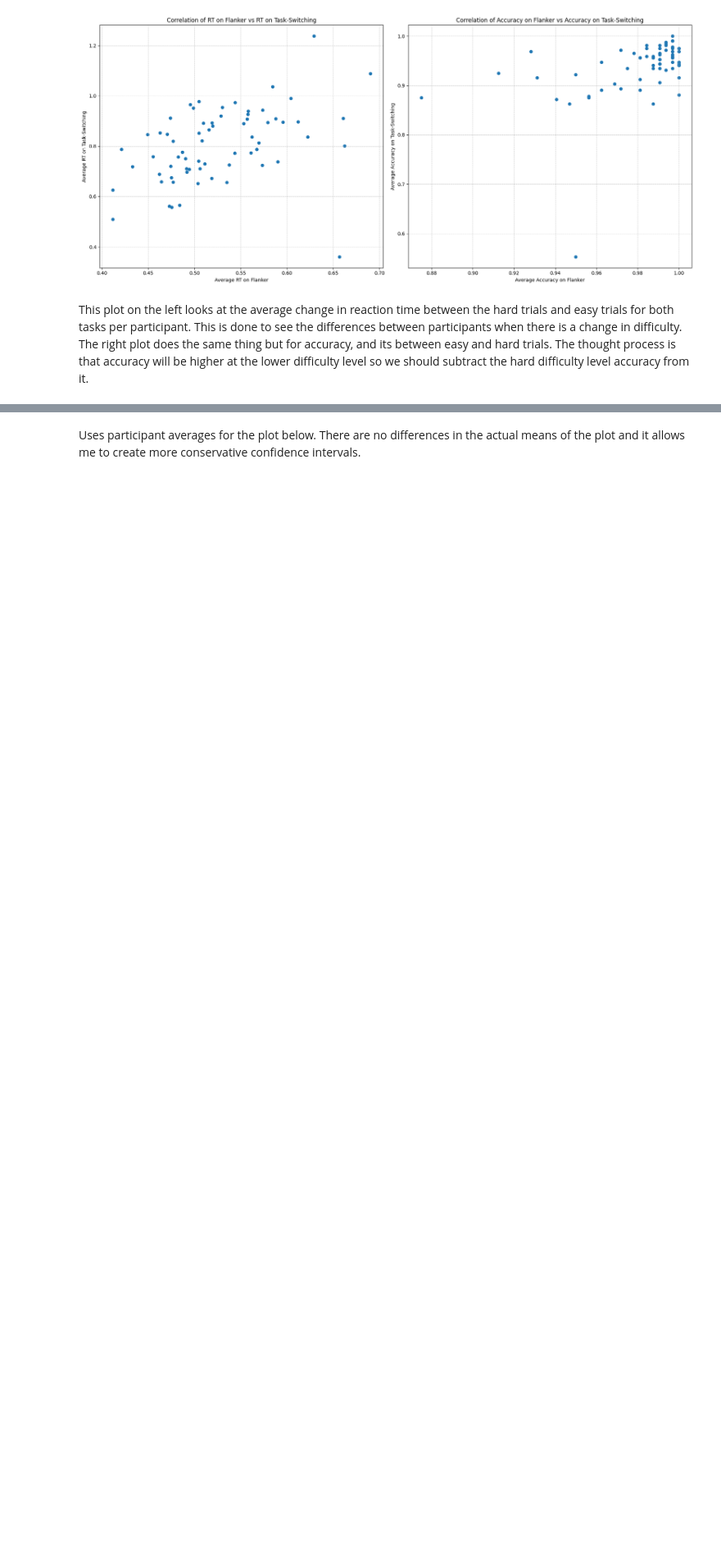
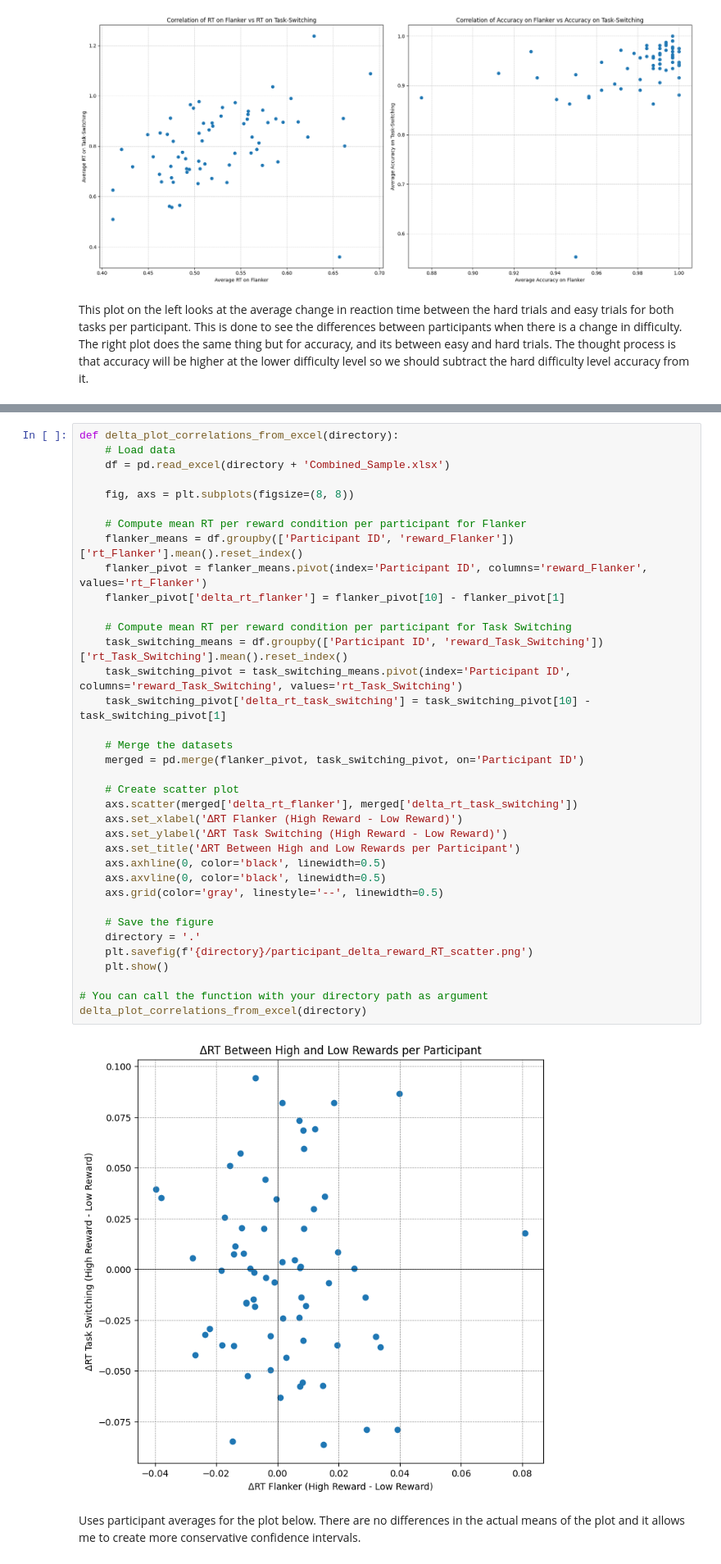
Before and after one commit to julesrules90/FlankervsTaskSwitching_Jupyter, a Jupyter notebook: Flanker_vs_TaskSwitching.ipynb, the cells around one changed output, grey strips where cells are left out. Shown at 82% size. Saved outputs shown, nothing was run; the diff lists cells and outputs as text; blank space fills up the shorter version.

Commit message:
Added Delta change in RT for high reward trials minus low reward trials

```diff
--- a/Flanker_vs_TaskSwitching.ipynb
+++ b/Flanker_vs_TaskSwitching.ipynb
@@ -438,3 +441,41 @@ delta_plot_correlations_from_excel(directory)
+# %%
+def delta_plot_correlations_from_excel(directory):
+    # Load data
+    df = pd.read_excel(directory + 'Combined_Sample.xlsx')
+
+    fig, axs = plt.subplots(figsize=(8, 8))
+
+    # Compute mean RT per reward condition per participant for Flanker
+    flanker_means = df.groupby(['Participant ID', 'reward_Flanker'])['rt_Flanker'].mean().reset_index()
+    flanker_pivot = flanker_means.pivot(index='Participant ID', columns='reward_Flanker', values='rt_Flanker')
+    flanker_pivot['delta_rt_flanker'] = flanker_pivot[10] - flanker_pivot[1]
+
+    # Compute mean RT per reward condition per participant for Task Switching
+    task_switching_means = df.groupby(['Participant ID', 'reward_Task_Switching'])['rt_Task_Switching'].mean().reset_index()
+    task_switching_pivot = task_switching_means.pivot(index='Participant ID', columns='reward_Task_Switching', values='rt_Task_Switching')
+    task_switching_pivot['delta_rt_task_switching'] = task_switching_pivot[10] - task_switching_pivot[1]
+
+    # Merge the datasets
+    merged = pd.merge(flanker_pivot, task_switching_pivot, on='Participant ID')
+
+    # Create scatter plot
+    axs.scatter(merged['delta_rt_flanker'], merged['delta_rt_task_switching'])
+    axs.set_xlabel('ΔRT Flanker (High Reward - Low Reward)')
+    axs.set_ylabel('ΔRT Task Switching (High Reward - Low Reward)')
+    axs.set_title('ΔRT Between High and Low Rewards per Participant')
+    axs.axhline(0, color='black', linewidth=0.5)
+    axs.axvline(0, color='black', linewidth=0.5)
+    axs.grid(color='gray', linestyle='--', linewidth=0.5)
+
+    # Save the figure
+    directory = '.'
+    plt.savefig(f'{directory}/participant_delta_reward_RT_scatter.png')
+    plt.show()
+
+# You can call the function with your directory path as argument
+delta_plot_correlations_from_excel(directory)
+# %% [output]
+[figure, added]
 # %% [markdown]
 Uses participant averages for the plot below. There are no differences in the actual means of the plot and it allows me to create more conservative confidence intervals.
 # %%
```
Also changed, not shown: parts of 2 cells of this notebook.
